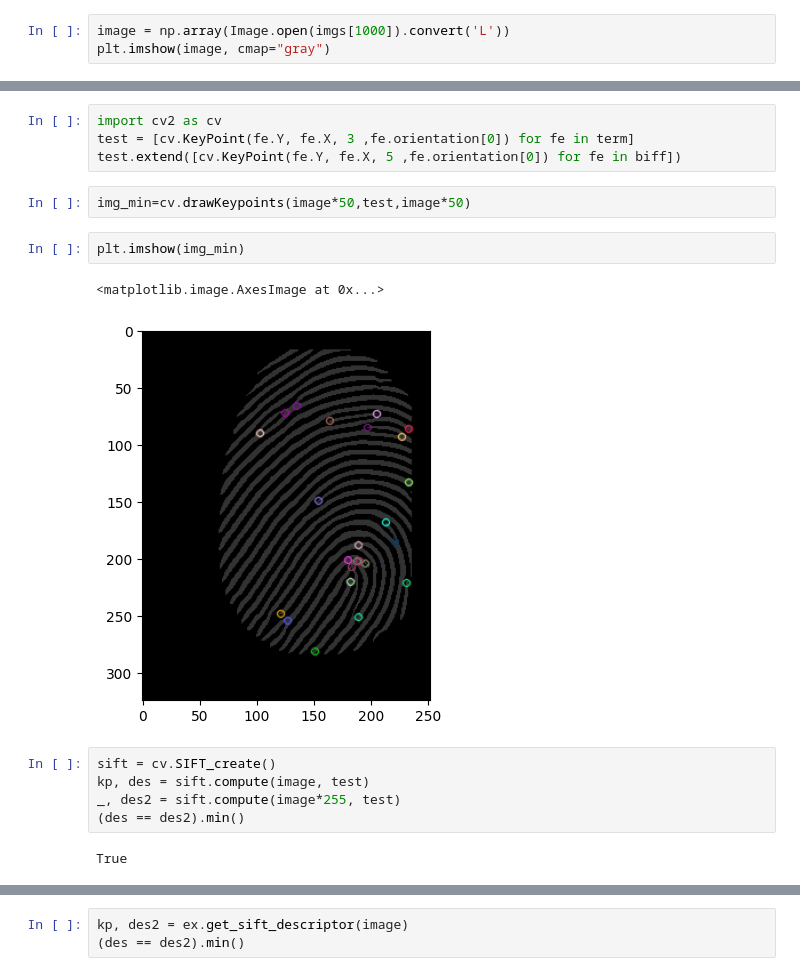
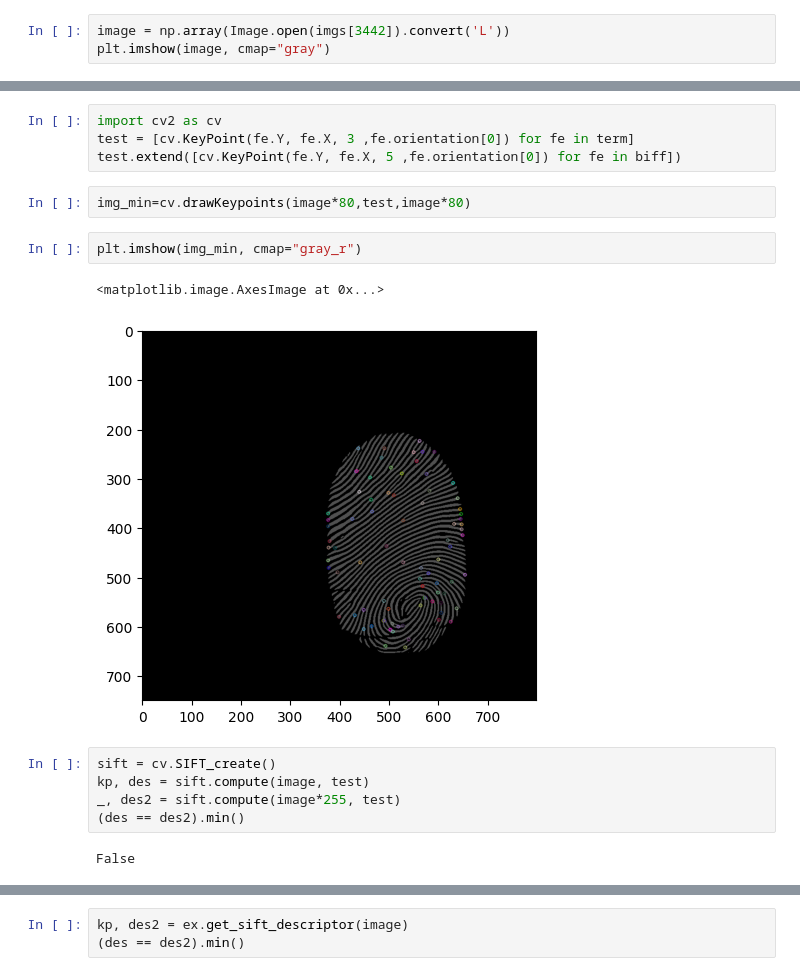
Before and after one commit to atishekk/FLD, a Jupyter notebook: feature_extraction.ipynb, the cells around one changed output, grey strips where cells are left out. Cells and saved outputs as stored; diff of their text form.

```diff
--- a/feature_extraction.ipynb
+++ b/feature_extraction.ipynb
@@ -15,7 +15,7 @@ len(imgs)
 # %% [output]
 10366
 # %%
-image = np.array(Image.open(imgs[1000]).convert('L'))
+image = np.array(Image.open(imgs[3442]).convert('L'))
 plt.imshow(image, cmap="gray")
 # %% [output]
 <matplotlib.image.AxesImage at 0x...>
@@ -33,19 +33,19 @@ import cv2 as cv
 test = [cv.KeyPoint(fe.Y, fe.X, 3 ,fe.orientation[0]) for fe in term]
 test.extend([cv.KeyPoint(fe.Y, fe.X, 5 ,fe.orientation[0]) for fe in biff])
 # %%
-img_min=cv.drawKeypoints(image*50,test,image*50)
+img_min=cv.drawKeypoints(image*80,test,image*80)
 # %%
-plt.imshow(img_min)
+plt.imshow(img_min, cmap="gray_r")
 # %% [output]
 <matplotlib.image.AxesImage at 0x...>
-[figure, old version]
+[figure, new version]
 # %%
 sift = cv.SIFT_create()
 kp, des = sift.compute(image, test)
 _, des2 = sift.compute(image*255, test)
 (des == des2).min()
 # %% [output]
-True
+False
 # %%
 disp = ex.show_results(image)
 plt.imshow(disp)
```
Also changed, not shown: parts of 7 cells of this notebook, 3 other files.
